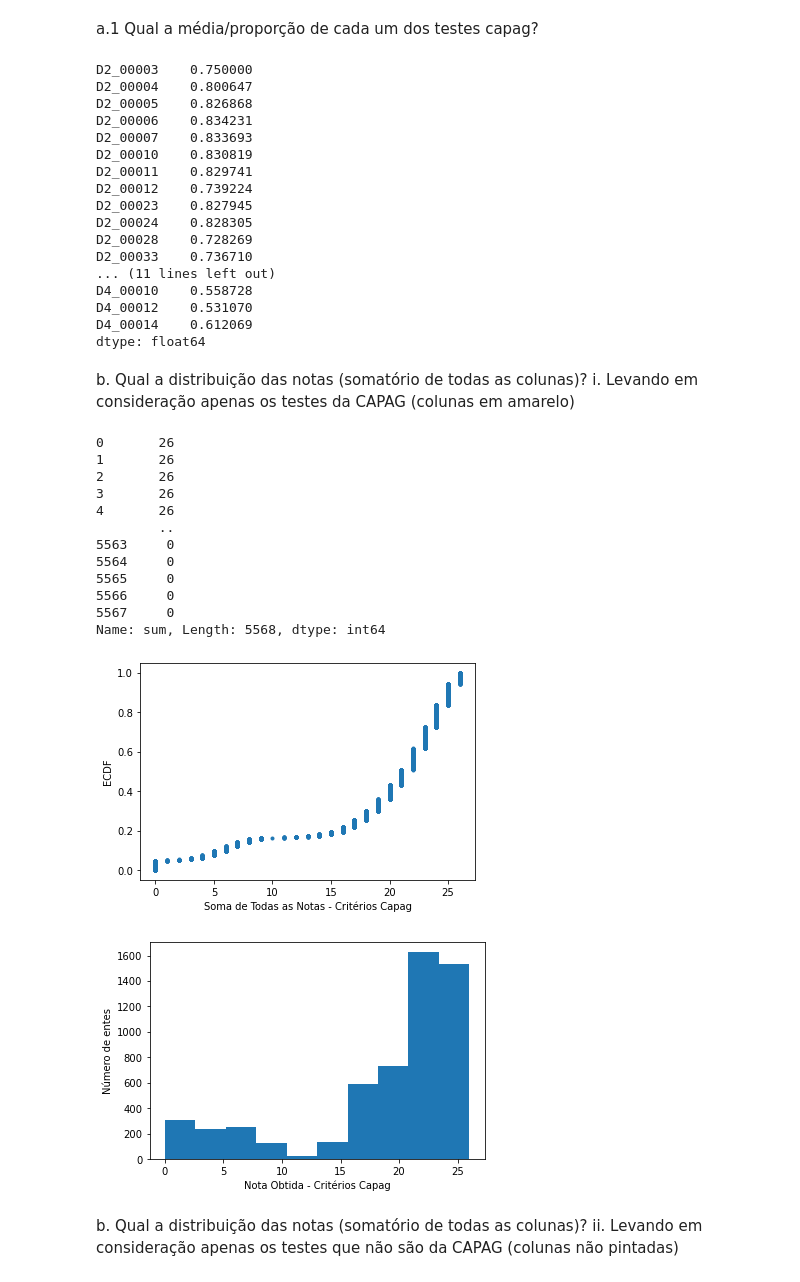
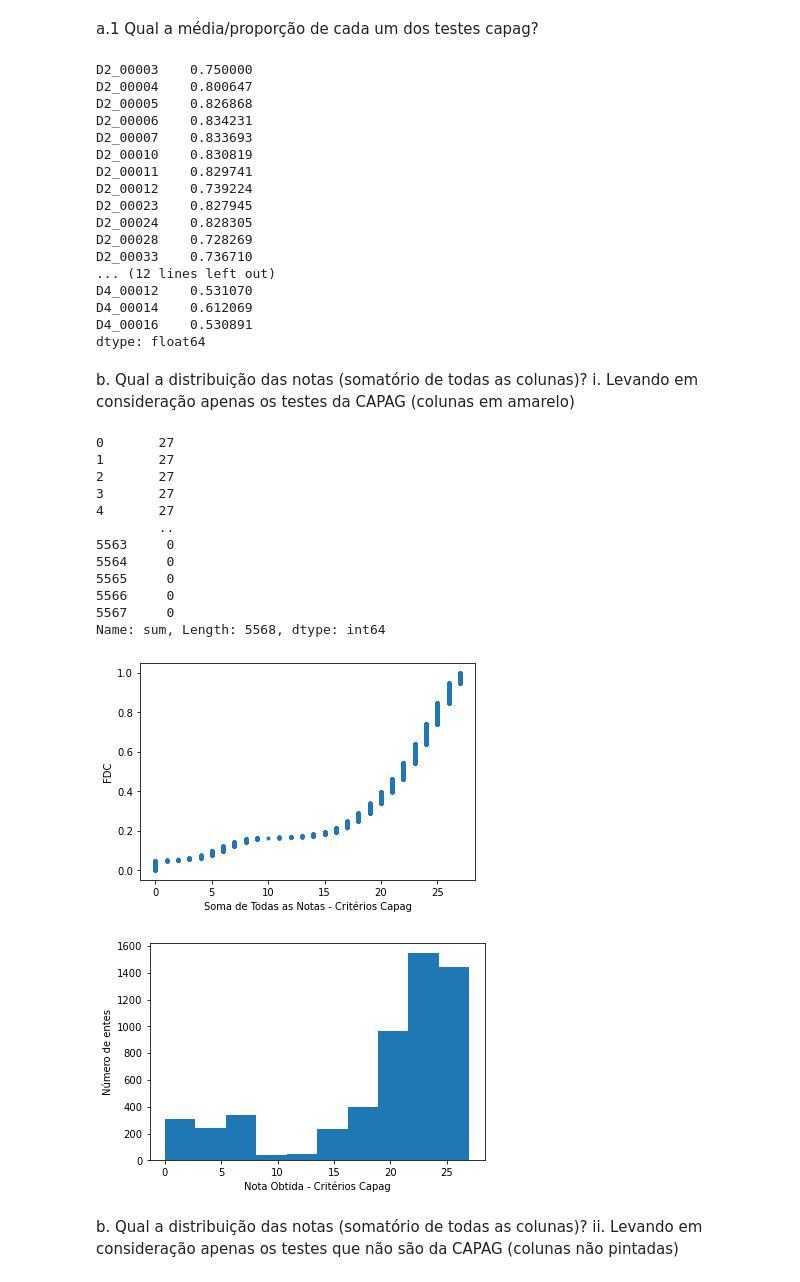
Before and after one commit to fiorott/ranking, a Jupyter notebook: Análise Ranking.ipynb, the cells around one changed output. Drawn from its saved outputs; the diff is of its cells as text; code cells hidden in the pictures.

Commit message:
Segunda Versão estável Melhorias: Resultado final inclui quebra percentual de capags por estado Excel de resultado inclui dados brutos

```diff
--- a/Análise Ranking.ipynb
+++ b/Análise Ranking.ipynb
@@ -10,10 +9,9 @@ Vamos criar duas variáveis que guardam as colunas que:
 a) São relacionadas à capag:
 b) Não são relacionadas à capag
 # %%
-col_capag = "S:W, Y:AA, AL:AN, AS, AU: BA, BD:BF, BM, BO, BQ, BS, BU"
-col_nao_capag = "B:R,X,AB:AK, AO:AR, AT, BB:BC, BG:BL, BN, BP, BR, BT"
+col_capag = "BV, BZ,S:W, Y:AA, AL:AN, AS, AU: BA, BD:BF, BM, BO, BQ, BS, BU"
+col_nao_capag = "BV, BZ, B:R,X,AB:AK, AO:AR, AT, BB:BC, BG:BL, BN, BP, BR, BT"
 col_gerais = "A,BV, BW,BX,BY,BZ, CA"
-col_nomes = "BV, BZ"
 col_id = "A"
 # %% [markdown]
 Criando os Data Frames usando a library pandas
@@ -21,24 +19,14 @@ Criando os Data Frames usando a library pandas
 import pandas as pd
 import numpy as np
 
-data_capag = pd.read_excel(r'./assets/Testes_Ranking_CCONF_2020-CAPAG.xlsx', 'Municípios', usecols =  col_capag + col_nomes, skipfooter = 1, dtype = {"Capital?":bool},true_values = ["Sim"],false_values = ["Não"] )
+data_capag = pd.read_excel(r'./assets/Testes_Ranking_CCONF_2020-CAPAG.xlsx', 'Municípios', usecols =  col_capag , skipfooter = 1, dtype = {"Capital?":bool},true_values = ["Sim"],false_values = ["Não"] )
 #print(data_capag.dtypes)
 #print(data_capag.shape)
 #print(data_capag.head(5))
 
-data_nao_capag = pd.read_excel(r'./assets/Testes_Ranking_CCONF_2020-CAPAG.xlsx', 'Municípios', usecols =  col_nao_capag + col_nomes, skipfooter = 1, dtype = {"Capital?":bool},true_values = ["Sim"],false_values = ["Não"])
+data_nao_capag = pd.read_excel(r'./assets/Testes_Ranking_CCONF_2020-CAPAG.xlsx', 'Municípios', usecols =  col_nao_capag , skipfooter = 1, dtype = {"Capital?":bool},true_values = ["Sim"],false_values = ["Não"])
 #print(data_nao_capag.dtypes)
 #print(data_nao_capag.shape)
 #print(data_nao_capag.head(5))
-
-data_total = pd.read_excel(r'./assets/Testes_Ranking_CCONF_2020-CAPAG.xlsx', 'Municípios', usecols =  col_nao_capag + col_capag, skipfooter = 1, dtype = {"Capital?":bool},true_values = ["Sim"],false_values = ["Não"])
-#print(data_total.dtypes)
-#print(data_total.shape)
-#print(data_total.head(5))
-
-data_total_nomes = pd.read_excel(r'./assets/Testes_Ranking_CCONF_2020-CAPAG.xlsx', 'Municípios', usecols = col_nao_capag + col_capag, skipfooter = 1, dtype = {"Capital?":bool},true_values = ["Sim"],false_values = ["Não"])
-#print(data_total_nomes.dtypes)
-#print(data_total_nomes.shape)
-#print(data_total_nomes.head(5))
 # %% [markdown]
 ## Análise Exploratória
@@ -116,10 +100,10 @@ D2_00023    0.827945
 D2_00024    0.828305
 D2_00028    0.728269
 D2_00033    0.736710
-... (11 lines left out)
-D4_00010    0.558728
+... (12 lines left out)
 D4_00012    0.531070
 D4_00014    0.612069
+D4_00016    0.530891
 dtype: float64
 # %% [markdown]
 b.	Qual a distribuição das notas (somatório de todas as colunas)?
@@ -127,45 +111,37 @@ i.	Levando em consideração apenas os testes da CAPAG (colunas em amarelo)
 # %%
 data_capag["sum"] = data_capag.sum(axis=1)
 print(data_capag["sum"])
-
-#Plotando o ECDF: vamos gerar as variáveus  x_dist, y_dist. A primeira, terá
+#Plotando a  função de distribuição cumulativa (FDC): vamos gerar as variáveus  x_dist, y_dist. A primeira, terá
 #todas as notas acumuladas, da menor até a maior.
-
 import matplotlib.pyplot as plt
-
 x_dist, y_dist = ecdf(data_capag['sum'])
-
-# Generate plot
+# Greando o plot
 _= plt.plot(x_dist, y_dist, marker = ".", linestyle = 'none')
-
-# Label the axes
+# Rotulando os eixos
 _= plt.xlabel('Soma de Todas as Notas - Critérios Capag')
-_= plt.ylabel('ECDF')
-
-
-# Display the plot
+_= plt.ylabel('FDC')
+# Mostrando o plot
 plt.show()
-
 #plotando o histograma da coluna das notas
 _=plt.hist(data_capag['sum'])
 _=plt.xlabel('Nota Obtida - Critérios Capag')
 _=plt.ylabel('Número de entes')
 plt.show()
 # %% [output]
-0       26
-1       26
-2       26
-3       26
-4       26
+0       27
+1       27
+2       27
+3       27
+4       27
         ..
 5563     0
 5564     0
 5565     0
 5566     0
 5567     0
 Name: sum, Length: 5568, dtype: int64
-[figure, old version]
+[figure, new version]
-[figure, old version]
+[figure, new version]
 # %% [markdown]
 b.	Qual a distribuição das notas (somatório de todas as colunas)?
 ii.	Levando em consideração apenas os testes que não são da CAPAG (colunas não pintadas)
```
Also changed, not shown: parts of 11 cells of this notebook.
